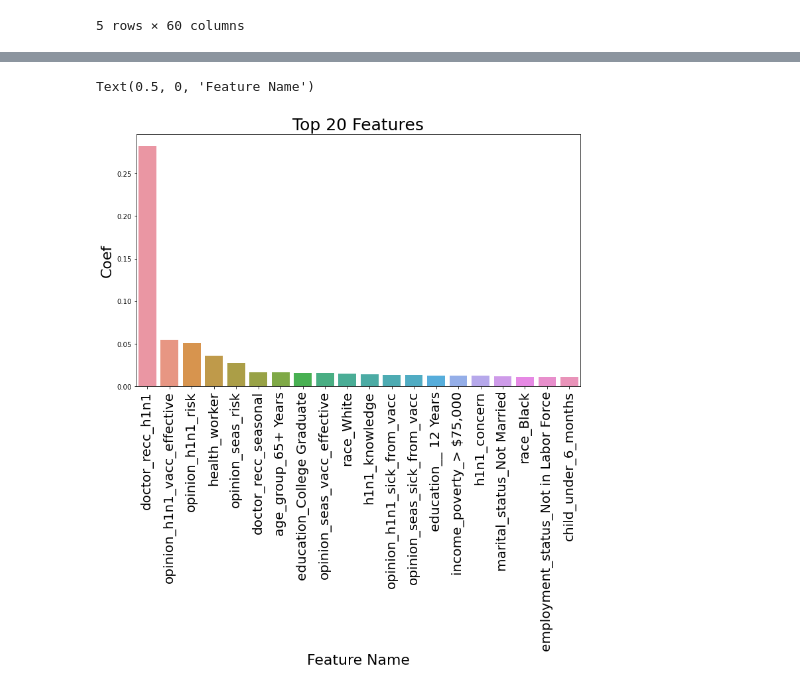
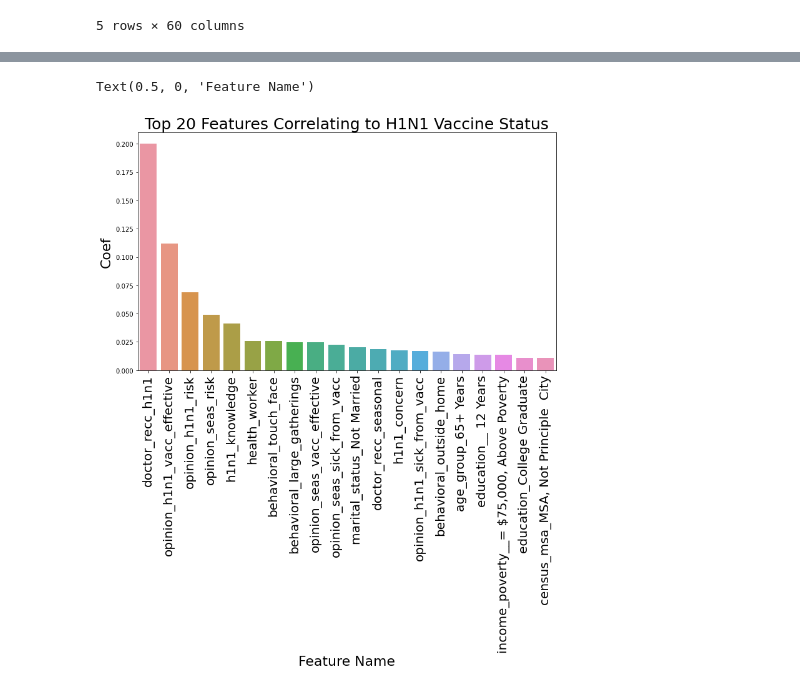
Before and after one commit to LucasFishbein/H1N1_Vaccine_Status_Predictor, a Jupyter notebook: H1N1_Vaccine_Prediction_Model.ipynb, the cells around one changed output, grey strips where cells are left out. Cells and saved outputs as stored; diff of their text form; code cells hidden in the pictures.

```diff
--- a/H1N1_Vaccine_Prediction_Model.ipynb
+++ b/H1N1_Vaccine_Prediction_Model.ipynb
@@ -796,13 +896,14 @@ Validation accuracy: 84.06%
 # %%
 pipeline_xgb2 = Pipeline([('ss', StandardScaler()),
                        ('imp', SimpleImputer(strategy='most_frequent')),
+                        ('smote', SMOTE()),
                        ('xgb', XGBClassifier(learning_rate=0.1,
-                                             max_depth=4,
-                                             min_child_weight=3,
+                                             max_depth=5,
+                                             min_child_weight=4,
                                              n_estimators=100,
                                              scale_pos_weight=1,
-                                             subsample=0.8,
-                                             weights=1))])
+                                             subsample=0.7,
+                                             weights=50))])
 
 pipeline_xgb2.fit(X_train, y_train)
 
@@ -830,26 +933,28 @@ Validation accuracy: 84.06%
 # %%
-xgb_grid2 = {
- 'xgb__gamma':[i/10.0 for i in range(0,5)]
+
+xgb_grid3 = {
+ 'xgb__colsample_bytree':[.88, .89, .90,.91,92],
+    'xgb__reg_alpha':[0.03, 0.07, 0.05]
 }
 
-xgb_grid2 = GridSearchCV(pipeline_xgb2,
-                        xgb_grid2,
+xgb_gs3 = GridSearchCV(pipeline_xgb2,
+                        xgb_grid3,
                         scoring='accuracy',
                         cv=3, n_jobs=-1,
                         verbose = 1,
                         return_train_score=True)
 
 
-xgb_grid2.fit(X_train, y_train)
+xgb_gs3.fit(X_train, y_train)
 
-best_parameters = xgb_grid2.best_params_
+best_parameters = xgb_gs3.best_params_
 
 print('Grid Search found the following optimal parameters: ')
 for param_name in sorted(best_parameters.keys()):
     print('%s: %r' % (param_name, best_parameters[param_name]))
 
-training_preds = xgb_grid2.predict(X_train)
-test_preds = xgb_grid2.predict(X_test)
+training_preds = xgb_gs3.predict(X_train)
+test_preds = xgb_gs3.predict(X_test)
 training_accuracy = accuracy_score(y_train, training_preds)
 test_accuracy = accuracy_score(y_test, test_preds)
 
@@ -924,13 +1167,0 @@ Validation accuracy: 84.03%
-# %%
-pipeline_xgb_final = Pipeline([('ss', StandardScaler()),
-                       ('imp', SimpleImputer(strategy='most_frequent')),
-                       ('xgb', XGBClassifier(learning_rate=0.1,
-                                             max_depth=4,
-                                             min_child_weight=3,
-                                             n_estimators=100,
-                                             scale_pos_weight=1,
-                                             subsample=0.8,
-                                             weights='balanced',
-                                             gamma=0.0))])
-
-pipeline_xgb_final.fit(X_train, y_train)
@@ -966,7 +1345,7 @@ Pipeline(steps=[('ss', StandardScaler()),
 feature_names = list(X.columns)
 
 # Get the coefficients of each feature
-coefs = pipeline_xgb_final.steps[2][1].feature_importances_
+coefs = pipeline_xgb_final.steps[3][1].feature_importances_
 
 
 # Zip coefficients and names together and make a DataFrame
@@ -976,16 +1355,17 @@ feat_imp_df = pd.DataFrame(zipped, columns=["feature", "value"])
 feat_imp_df["abs_value"] = feat_imp_df["value"].apply(lambda x: abs(x))
 feat_imp_df = feat_imp_df.sort_values("abs_value", ascending=False)
 # %%
+#Feature importance bar graph
 import seaborn as sns
 fig, ax = plt.subplots(1, 1, figsize=(12, 7))
 sns.barplot(x="feature",
             y="value",
             data=feat_imp_df.head(20))
 
 ax.set_xticklabels(ax.get_xticklabels(), rotation=90, fontsize=20)
-ax.set_title("Top 20 Features", fontsize=25)
+ax.set_title("Top 20 Features Correlating to H1N1 Vaccine Status", fontsize=25)
 ax.set_ylabel("Coef", fontsize=22)
 ax.set_xlabel("Feature Name", fontsize=22)
 # %% [output]
 Text(0.5, 0, 'Feature Name')
-[figure, old version]
+[figure, new version]
```
Also changed, not shown: parts of 136 cells of this notebook.
